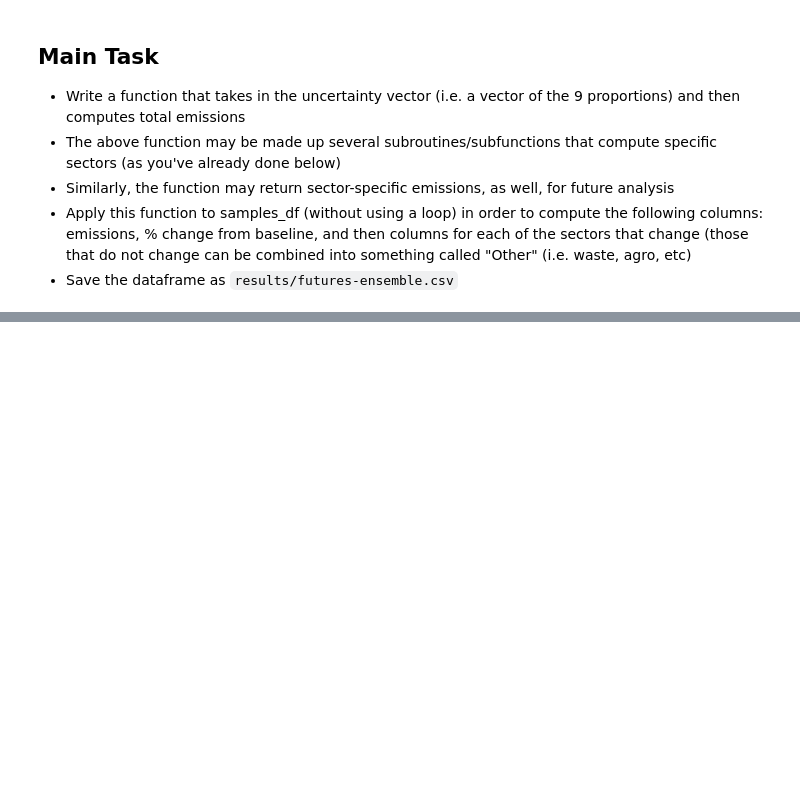
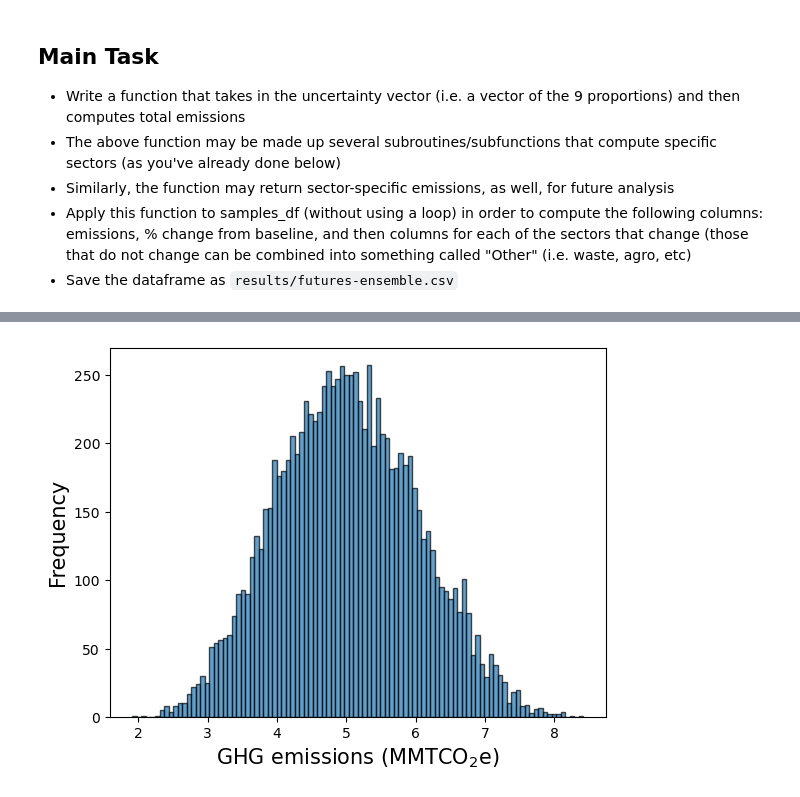
Before and after one commit to narslab/tracking-msa-ghg, a Jupyter notebook: bin/jupyter/futures-generation.ipynb, the cells around one changed output, grey strips where cells are left out. Drawn from its saved outputs; the diff is of its cells as text; code cells hidden in the pictures; blank space fills up the shorter version.

```diff
--- a/bin/jupyter/futures-generation.ipynb
+++ b/bin/jupyter/futures-generation.ipynb
@@ -139,17 +56,0 @@ Eim_waste = emissions['Total Emissions (MMTCO2e)'][16]
-# %%
-#mobile combustion
-def model_emissions_Em(VMT,mpg,EFmco2,EFmch4,EFmn2o):
-    Em = (VMT*1000000*EFmco2/mpg+VMT*EFmch4*1000*25+VMT*EFmn2o*1000*25)/1000000
-    return Em
-
-#electricity consumption, residential consumption
-def model_emissions_Eer(Qe,EFe):
-    Ee = Qe*EFe/2204.62
-    return Ee
-
-# residential consumption
-def model_emissions_Er(Qe,EFe):
-    Ee = Qe*EFe/1000000
-    return Ee
-
-Erest = Eim_commr+Eim_indus+Eim_organic+Eim_synthetic+Eim_manure+Eim_waste
@@ -425,0 +57,7 @@ plt.show()
+# %%
+data = {
+    'Label': ['u_1', 'u_2', 'u_3', 'u_4', 'u_5', 'u_6', 'u_7', 'u_8', 'u_9'],
+    'Parameter': ['Car VMT', 'Truck VMT', 'Car MPG', 'E-grid Emissions Factor', 'Residential Electricity', 'Commercial/Industrial Electricity', 'Residential Fuel Oil', 'Residential Propane', 'Residential Natural Gas'],
+    'Baseline Activity Value': [2.81, 3.87, 24.1, 543.85, 2.48, 2.85, 74.62, 9.98, 9988.5]
+}
+df = pd.DataFrame(data)
@@ -425,0 +116,4 @@ plt.show()
+# %%
+results=total_emissions(df, samples_df, emissions_factors_df)
+results.to_csv('../../results/activity-emissions-summary.csv', index=False)
+results
@@ -425,0 +134,8 @@ plt.show()
+# %%
+Etotal=results.iloc[:,9]
+plt.hist(Etotal, bins=100, edgecolor='black', alpha=0.7)
+plt.xlabel("GHG emissions (MMTCO$_2$e)", fontsize=15)  # Adding x-axis title
+plt.ylabel("Frequency", fontsize=15)  # Optional: Adding y-axis title for clarity
+plt.savefig('../../figures/emissions-histogram.png', dpi=600, bbox_inches='tight')
+# %% [output]
+[figure, added]
```
Also changed, not shown: parts of 29 cells of this notebook, 8 other files.
